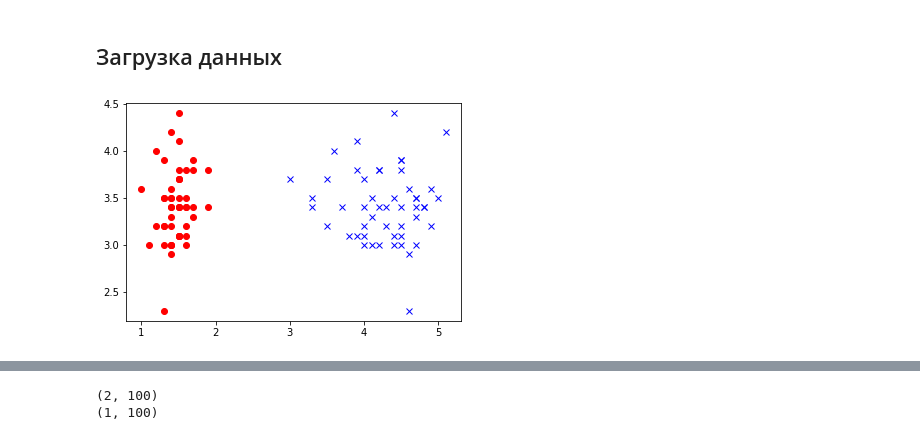
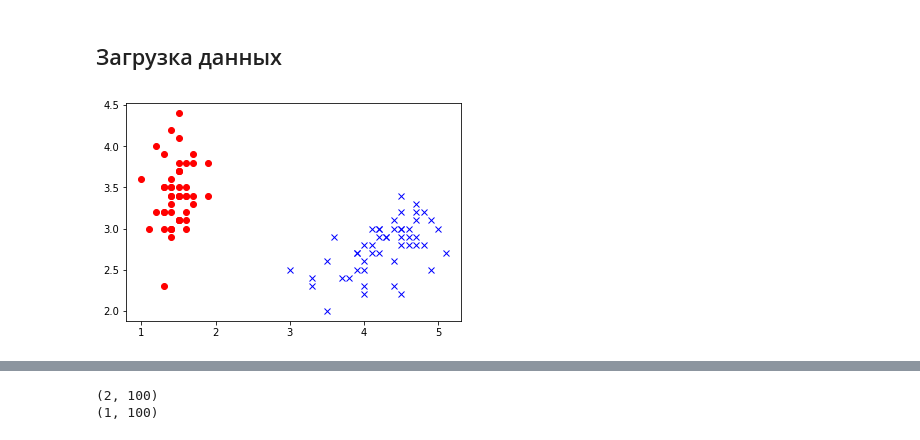
Before and after one commit to mcsml/ml_basics, a Jupyter notebook: classification.ipynb, the cells around one changed output, grey strips where cells are left out. Drawn from its saved outputs; the diff is of its cells as text; code cells hidden in the pictures.

```diff
--- a/classification.ipynb
+++ b/classification.ipynb
@@ -13,7 +14,15 @@ df = df[df['species'] != 'virginica']
 # %%
-plt.plot(df[df['species'] == 'setosa']['petal_length'], df[df['species'] == 'setosa']['sepal_width'], 'ro')
-plt.plot(df[df['species'] == 'versicolor']['petal_length'], df[df['species'] == 'setosa']['sepal_width'], 'bx')
+# визуализируем данные для setosa красным
+x_setosa = df[df['species'] == 'setosa']['petal_length']
+y_setosa = df[df['species'] == 'setosa']['sepal_width']
+plt.plot(x_setosa, y_setosa, 'ro')
+
+# визуализируем данные для versicolor красным
+x_versicolor = df[df['species'] == 'versicolor']['petal_length']
+y_versicolor = df[df['species'] == 'versicolor']['sepal_width']
+plt.plot(x_versicolor, y_versicolor, 'bx')
+
 plt.show()
 # %% [output]
-[figure, old version]
+[figure, new version]
 # %%
```
Also changed, not shown: parts of 10 cells of this notebook, 4 other files.
